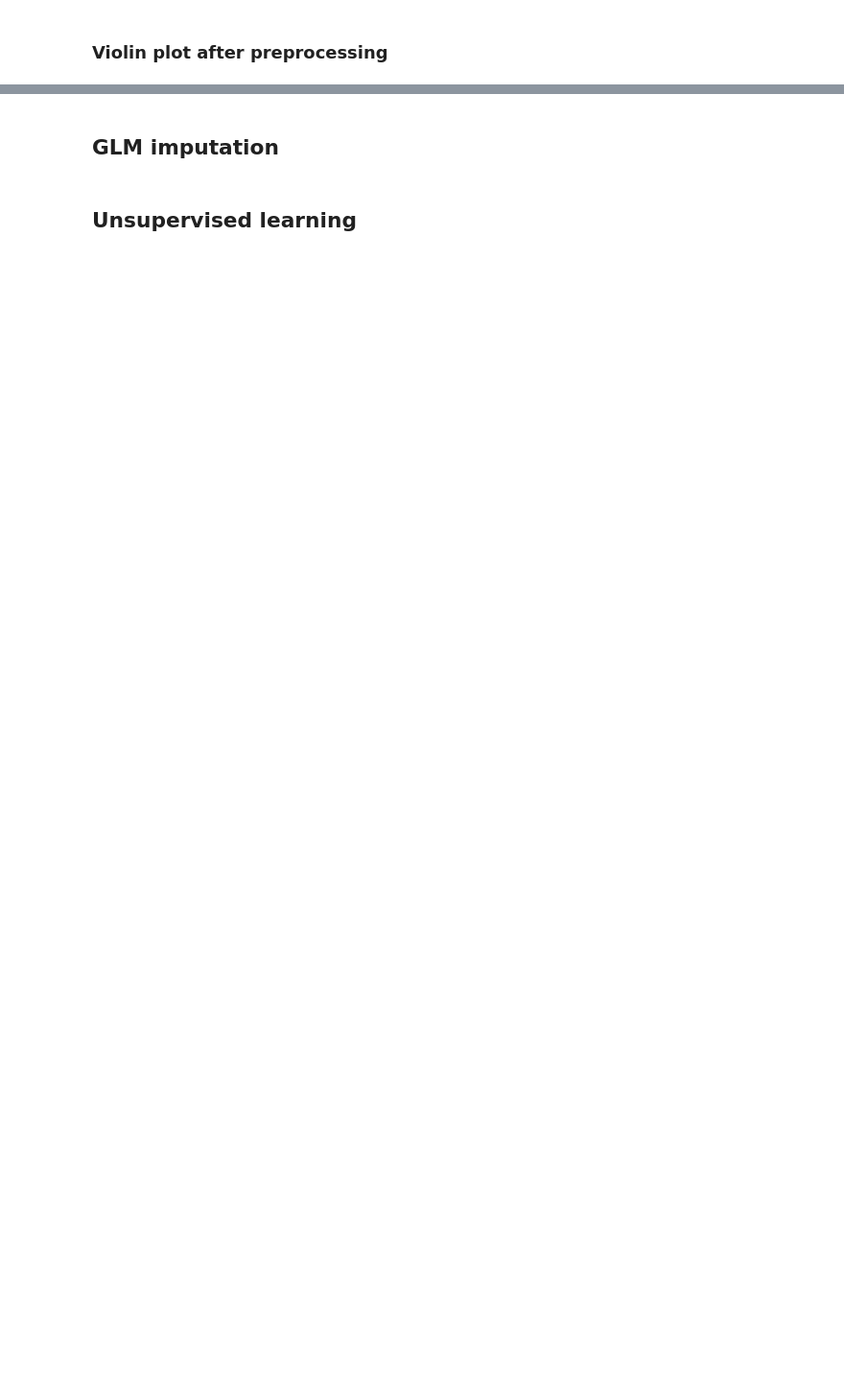
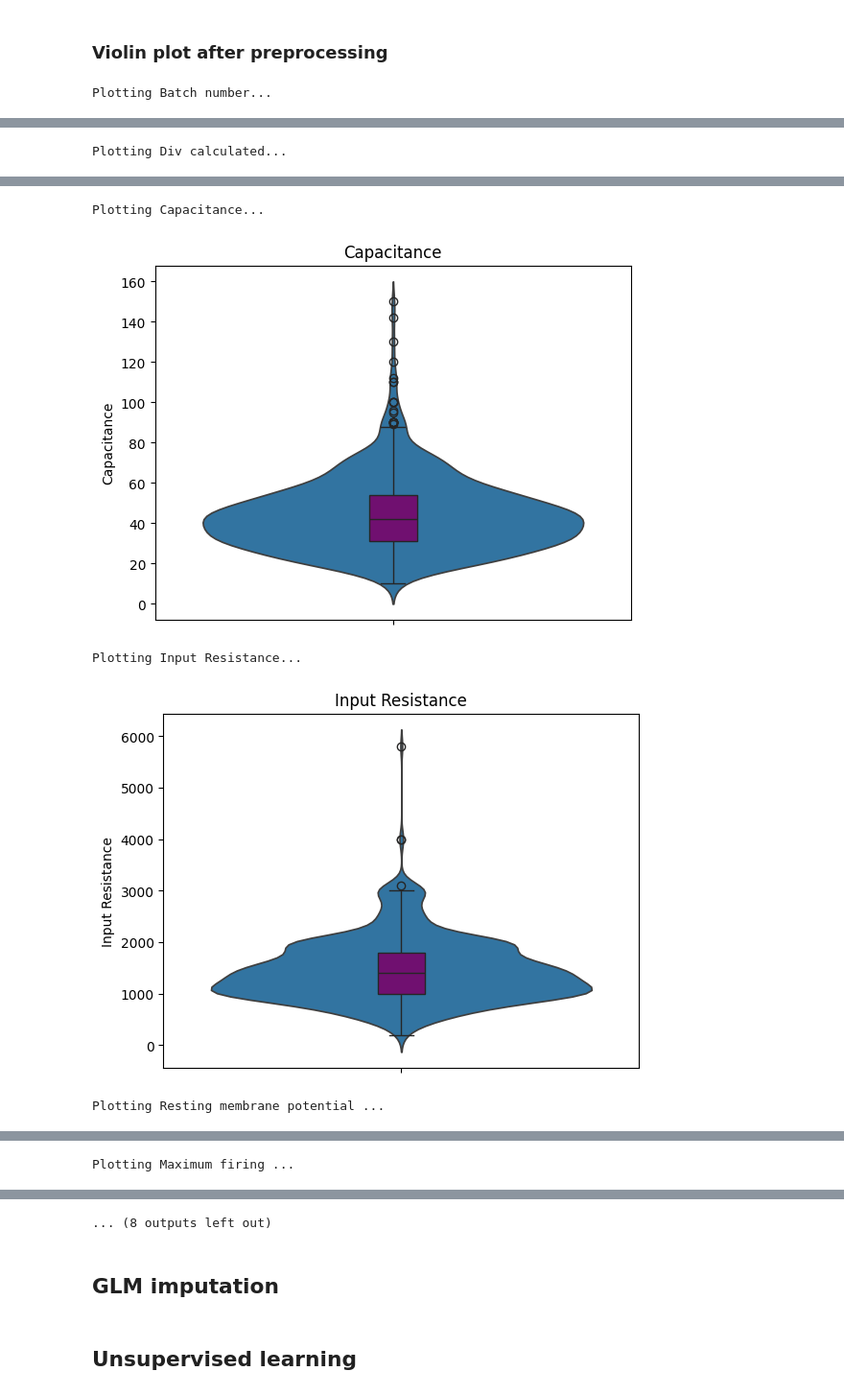
Before and after one commit to wesleysSon/Bpsysio-Ephys, a Jupyter notebook: Ephys workflow WEsley.ipynb, the cells around one changed output, grey strips where cells are left out. Shown at 96% size. Saved outputs shown, nothing was run; the diff lists cells and outputs as text; code cells hidden in the pictures; blank space fills up the shorter version.

```diff
--- a/Ephys workflow WEsley.ipynb
+++ b/Ephys workflow WEsley.ipynb
@@ -252,26 +273,27 @@ Original Value: nan --> Imputed value: 82.20847552770013
 Plots violin and box plots for each feature against the 'Batch number' column.
 """
 
-for i, feature in enumerate(data_extracted_features_violin_pre.columns):
+for i, feature in enumerate(data_extracted_features_imputed.columns):
     print(f"Plotting {feature}...")
-    if not os.path.exists('run_1/plots/qc/imputed'):
-        os.makedirs('run_1/plots/qc/imputed')
-    if data_extracted_features_violin_pre[feature].dtype == 'object':
+    if not os.path.exists('run_1/qc/plots/imputed'):
+        os.makedirs('run_1/qc/plots/imputed')
+    if data_extracted_features_imputed[feature].dtype == 'object':
         # Plot violin and box plots for categorical features
-        sns.histplot(data=data_extracted_features_violin_pre[feature].astype(str))
+        sns.histplot(data=data_extracted_features_imputed[feature].astype(str))
         plt.title(feature)
-        plt.savefig(f"run_1/plots/qc/imputed{'_'.join(feature.split(' '))}_hist.png")
+        plt.savefig(f"run_1/qc/plots/imputed/{'_'.join(feature.split(' '))}_hist.png")
         plt.show()
         #sns.boxplot(data=data_extracted_features_violin_pre, width=0.1, color="purple", meanline=True)
     else:
         # Plot violin and box plots for other features
-        sns.violinplot(data=data_extracted_features_violin_pre[feature], inner=None)
-        sns.boxplot(data=data_extracted_features_violin_pre[feature], width=0.1, color="purple", meanline=True)
+        sns.violinplot(data=data_extracted_features_imputed[feature], inner=None)
+        sns.boxplot(data=data_extracted_features_imputed[feature], width=0.1, color="purple", meanline=True)
         plt.title(feature)
-        plt.savefig(f"run_1/plots/qc/imputed{'_'.join(feature.split(' '))}_violin.png")
+        plt.savefig(f"run_1/qc/plots/imputed/{'_'.join(feature.split(' '))}_violin.png")
         plt.show()
 
 # Adjust the layout and display the plot
-plt.tight_layout()
-plt.show()
+# plt.tight_layout()
+# plt.show()
 # %% [output]
+Plotting Batch number...
@@ -278,0 +301 @@ plt.show()
+Plotting Div calculated...
@@ -278,0 +303,5 @@ plt.show()
+Plotting Capacitance...
+[figure, added]
+Plotting Input Resistance...
+[figure, added]
+Plotting Resting membrane potential ...
@@ -278,0 +309 @@ plt.show()
+Plotting Maximum firing ...
@@ -279,3 +311,4 @@ plt.show()
+... (8 outputs left out)
 # %% [markdown]
 ## GLM imputation
 # %%
```
Also changed, not shown: parts of 7 cells of this notebook, 28 other files.
